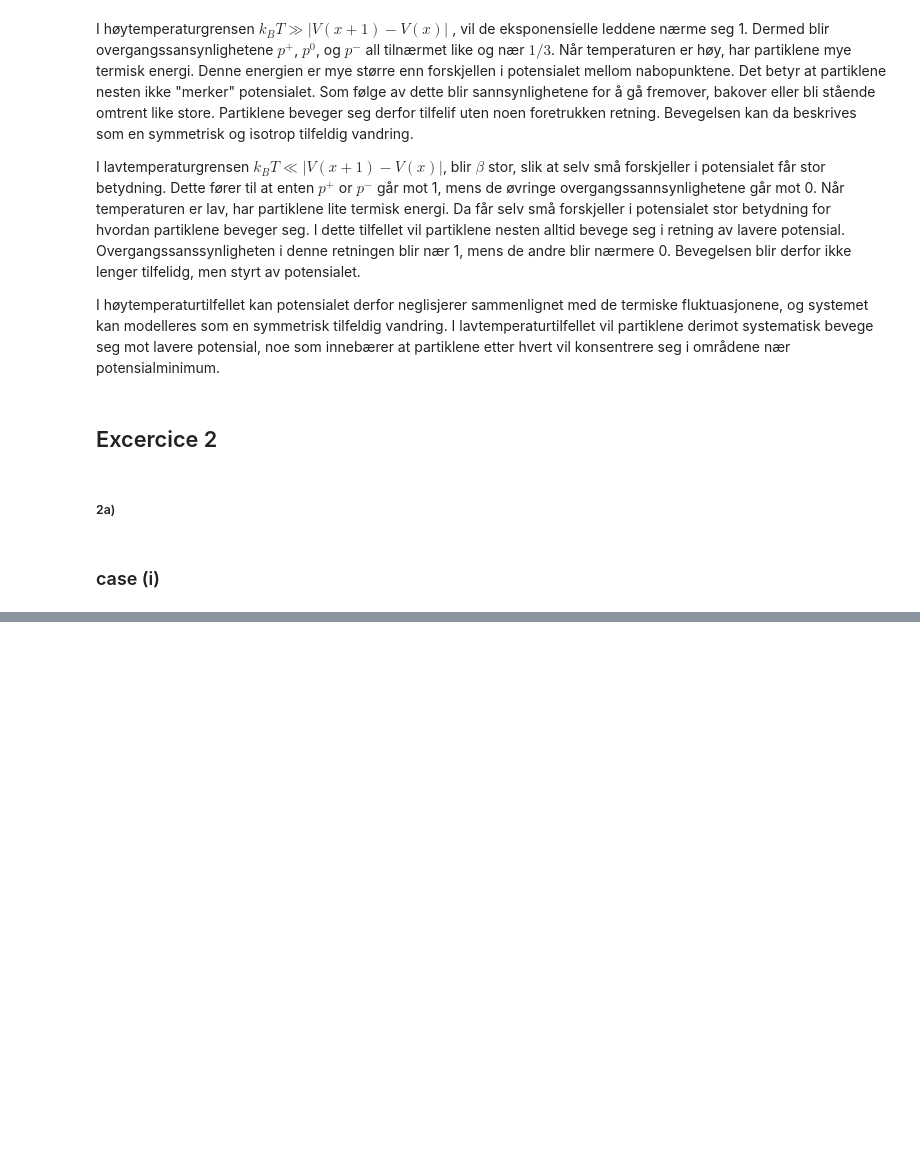
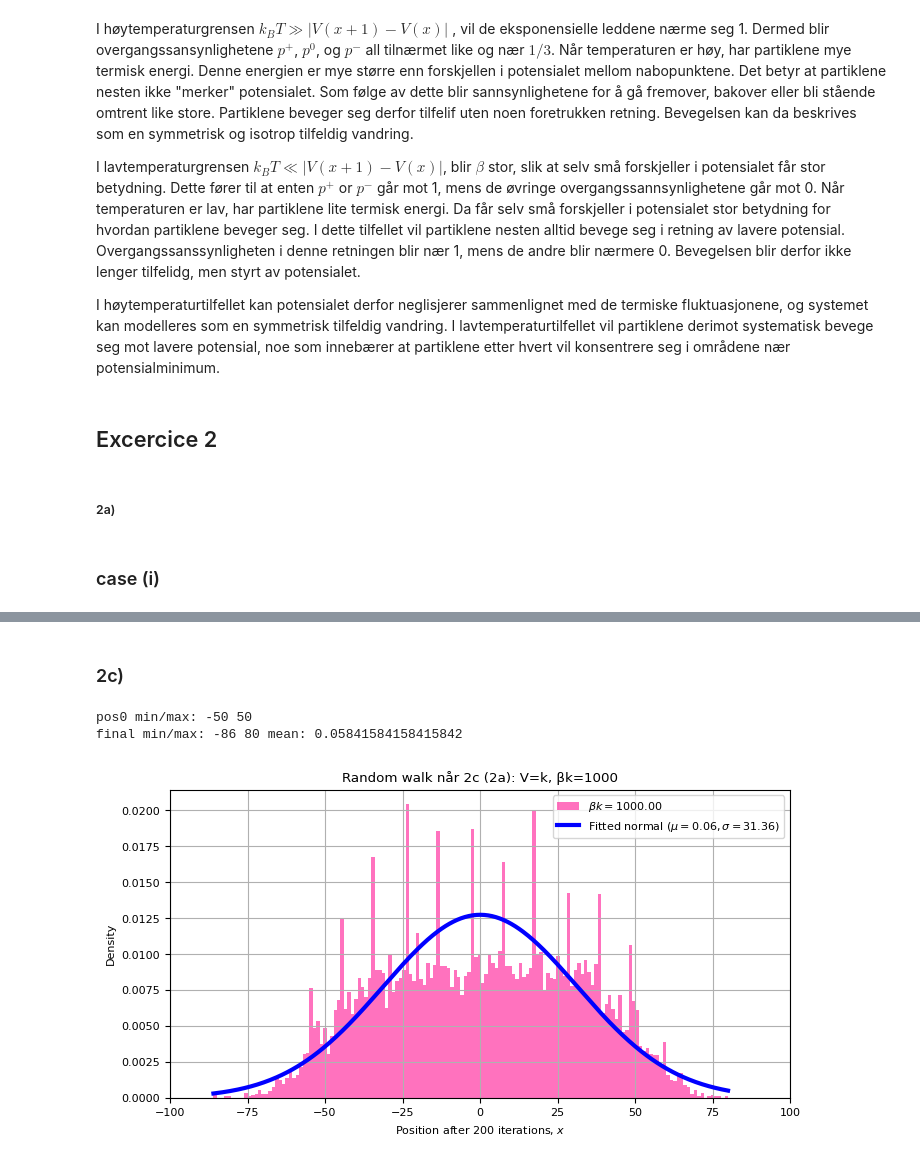
Before and after one commit to selmaberg05/TMA4320-Prosjekt2-gruppe-Andrihol-Emilyan-Selmahbe, a Jupyter notebook: Prosjekt2.ipynb, the cells around one changed output, grey strips where cells are left out. Cells and saved outputs as stored; diff of their text form; code cells hidden in the pictures; blank space fills up the shorter version.

```diff
--- a/Prosjekt2.ipynb
+++ b/Prosjekt2.ipynb
@@ -206,0 +367,8 @@ For $V(x)=-kx$ ser vi derimot at fordelingen er forskjøvet mot positive $x$-ver
+# %% [markdown]
+### 2c)
+# %%
+run_case(V_const, 1000, "2c (2a): V=k, βk=1000", pos0_mode="spread", a=True, xlim=(-100, 100))
+# %% [output]
+pos0 min/max: -50 50
+final min/max: -86 80 mean: 0.05841584158415842
+[figure, added]
```
Also changed, not shown: parts of 16 cells of this notebook.
